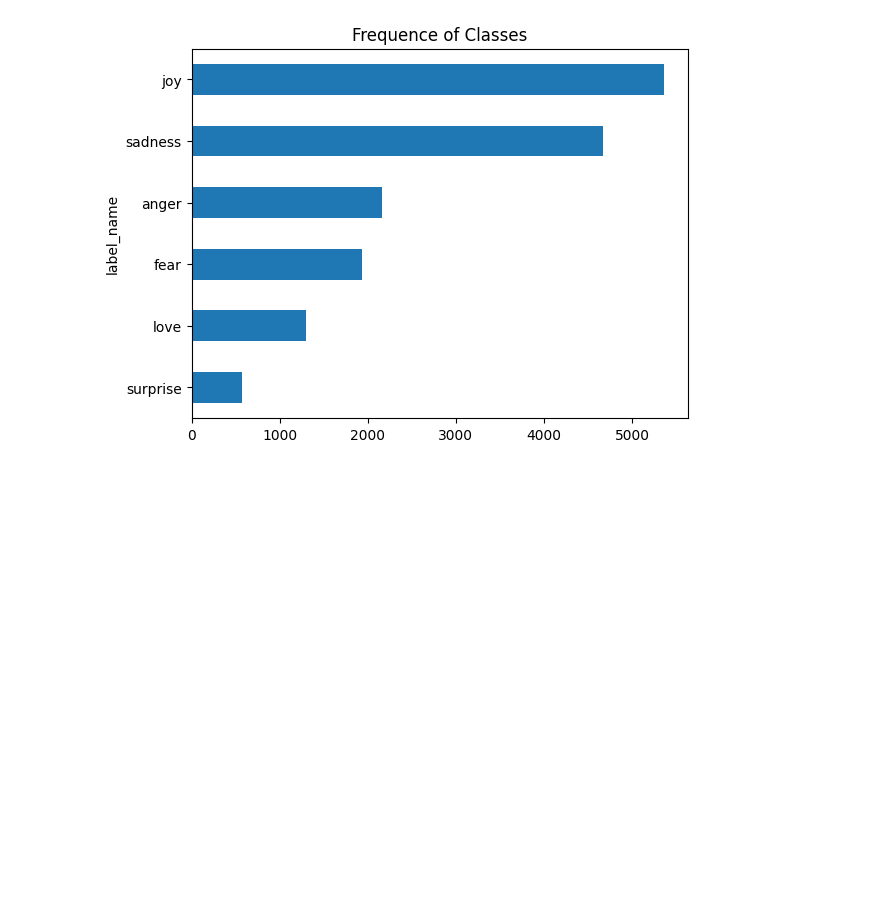
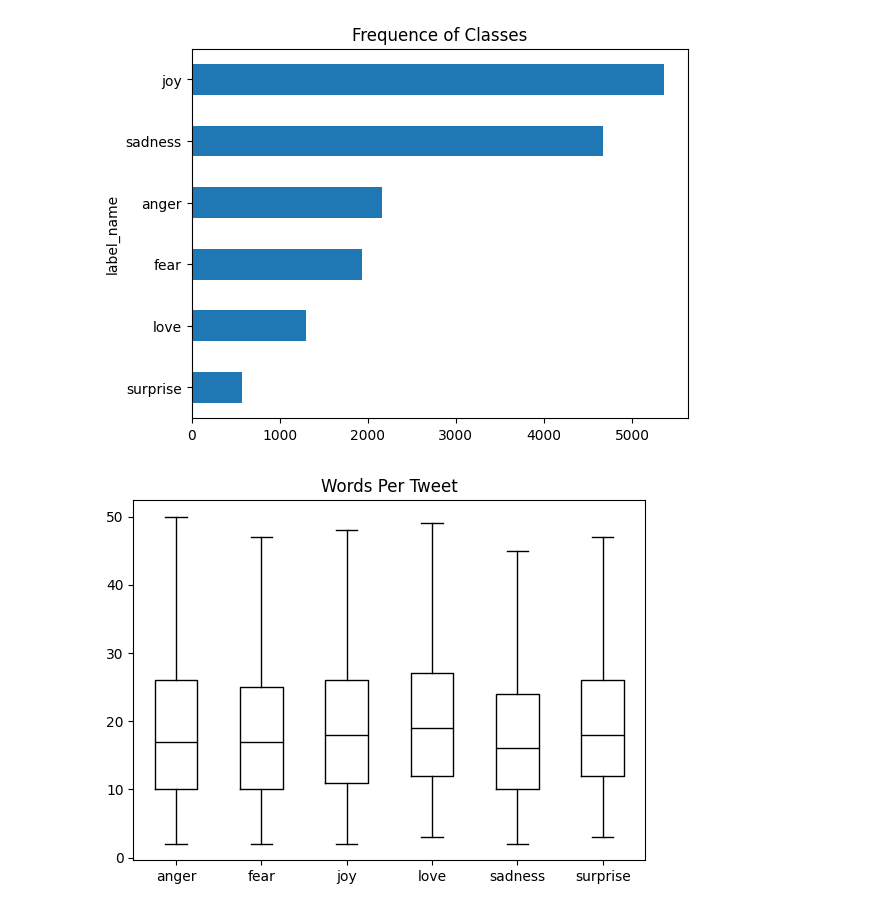
Before and after one commit to roberthsu2003/Transformer, a Jupyter notebook: text_classification/loadingDataSet.ipynb, the cells around one changed output. Cells and saved outputs as stored; diff of their text form; code cells hidden in the pictures; blank space fills up the shorter version.

```diff
--- a/text_classification/loadingDataSet.ipynb
+++ b/text_classification/loadingDataSet.ipynb
@@ -162,3 +162,15 @@ plt.title('Frequence of Classes')
 plt.show()
 # %% [output]
 [figure]
+# %%
+df['Words Per Tweet']= df['text'].str.split().apply(len)
+df.boxplot(column='Words Per Tweet',
+        by='label_name',
+        grid=False,
+        showfliers=False,
+        color='black')
+plt.suptitle("")
+plt.xlabel('')
+plt.show()
+# %% [output]
+[figure, added]
```
Also changed, not shown: parts of 1 cell of this notebook.
